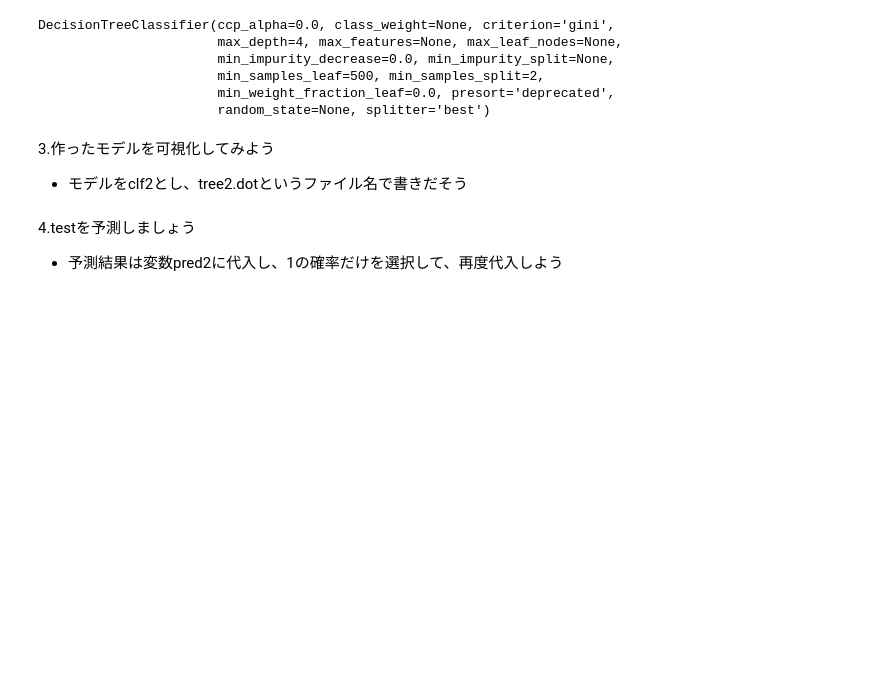
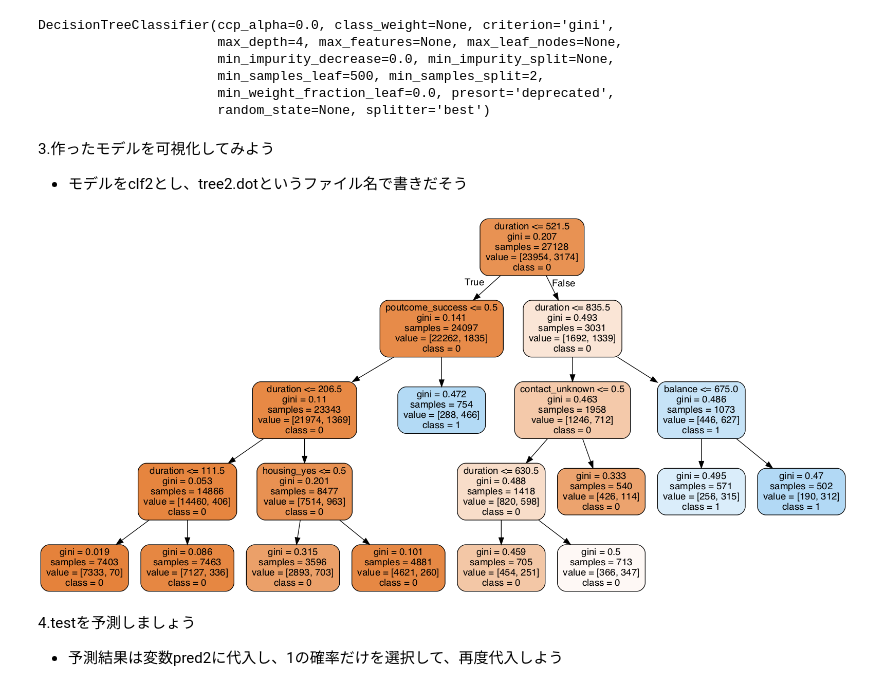
Before and after one commit to kiyo09/python_case1, a Jupyter notebook: case2/Section6/Section6_2.ipynb, the cells around one changed output. Drawn from its saved outputs; the diff is of its cells as text; code cells hidden in the pictures; blank space fills up the shorter version.

```diff
--- a/case2/Section6/Section6_2.ipynb
+++ b/case2/Section6/Section6_2.ipynb
@@ -168,3 +180,8 @@ DecisionTreeClassifier(ccp_alpha=0.0, class_weight=None, criterion='gini',
+# %%
+g = pydotplus.graph_from_dot_file(path="tree2.dot")
+Image(g.create_png())
+# %% [output]
+[figure, added]
 # %% [markdown]
 4.testを予測しましょう
 - 予測結果は変数pred2に代入し、1の確率だけを選択して、再度代入しよう
```
Also changed, not shown: parts of 3 cells of this notebook, 1 other file.
